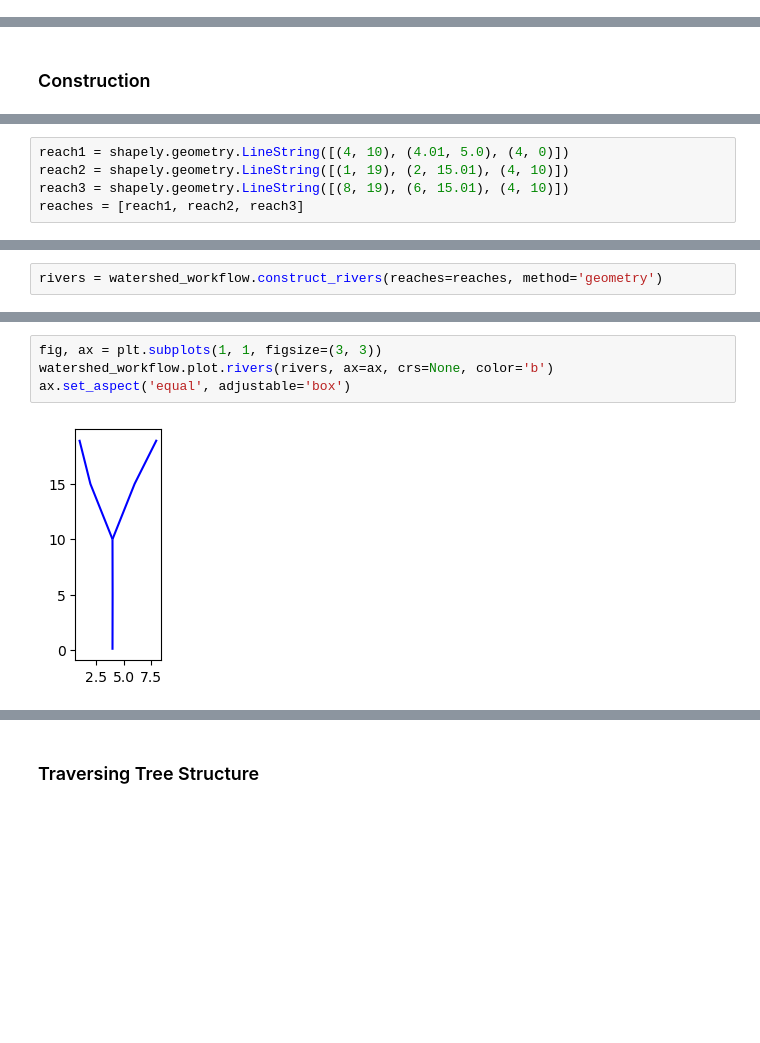
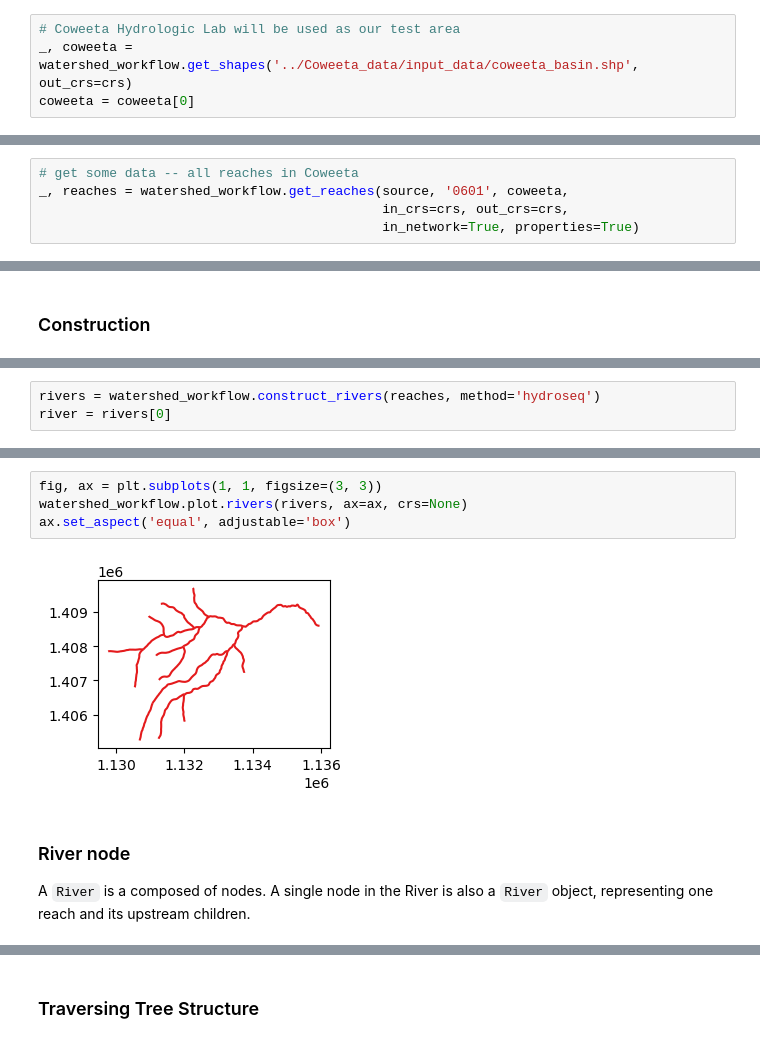
Before and after one commit to environmental-modeling-workflows/workshop-watershed-workflow-2024, a Jupyter notebook: notebooks/key_object_classes.ipynb, the cells around one changed output, grey strips where cells are left out. Saved outputs shown, nothing was run; the diff lists cells and outputs as text; blank space fills up the shorter version.

Commit message:
updates to key object classes

```diff
--- a/notebooks/key_object_classes.ipynb
+++ b/notebooks/key_object_classes.ipynb
@@ -23,0 +140,4 @@ crs=None
+# %%
+# Coweeta Hydrologic Lab will be used as our test area
+_, coweeta = watershed_workflow.get_shapes('../Coweeta_data/input_data/coweeta_basin.shp', out_crs=crs)
+coweeta = coweeta[0]
@@ -23,0 +154,5 @@ crs=None
+# %%
+# get some data -- all reaches in Coweeta
+_, reaches = watershed_workflow.get_reaches(source, '0601', coweeta,
+                                            in_crs=crs, out_crs=crs,
+                                            in_network=True, properties=True)
@@ -28,5 +209,0 @@ Reaches are collection of `LineString` objects with coordnates ordere upstream t
-# %%
-reach1 = shapely.geometry.LineString([(4, 10), (4.01, 5.0), (4, 0)])
-reach2 = shapely.geometry.LineString([(1, 19), (2, 15.01), (4, 10)])
-reach3 = shapely.geometry.LineString([(8, 19), (6, 15.01), (4, 10)])
-reaches = [reach1, reach2, reach3]
@@ -43,3 +216,4 @@ Rivers are constructed using collection of reaches using one of the two methods:
 # %%
-rivers = watershed_workflow.construct_rivers(reaches=reaches, method='geometry')
+rivers = watershed_workflow.construct_rivers(reaches, method='hydroseq')
+river = rivers[0]
 # %% [output]
@@ -51,6 +225,10 @@ rivers = watershed_workflow.construct_rivers(reaches=reaches, method='geometry')
 # %%
 fig, ax = plt.subplots(1, 1, figsize=(3, 3))
-watershed_workflow.plot.rivers(rivers, ax=ax, crs=None, color='b')
+watershed_workflow.plot.rivers(rivers, ax=ax, crs=None)
 ax.set_aspect('equal', adjustable='box')
 # %% [output]
-[figure, old version]
+[figure, new version]
+# %% [markdown]
+### River node
+
+A `River` is a composed of nodes. A single node in the River is also a `River` object, representing one reach and its upstream children.
```
Also changed, not shown: parts of 56 cells of this notebook.
